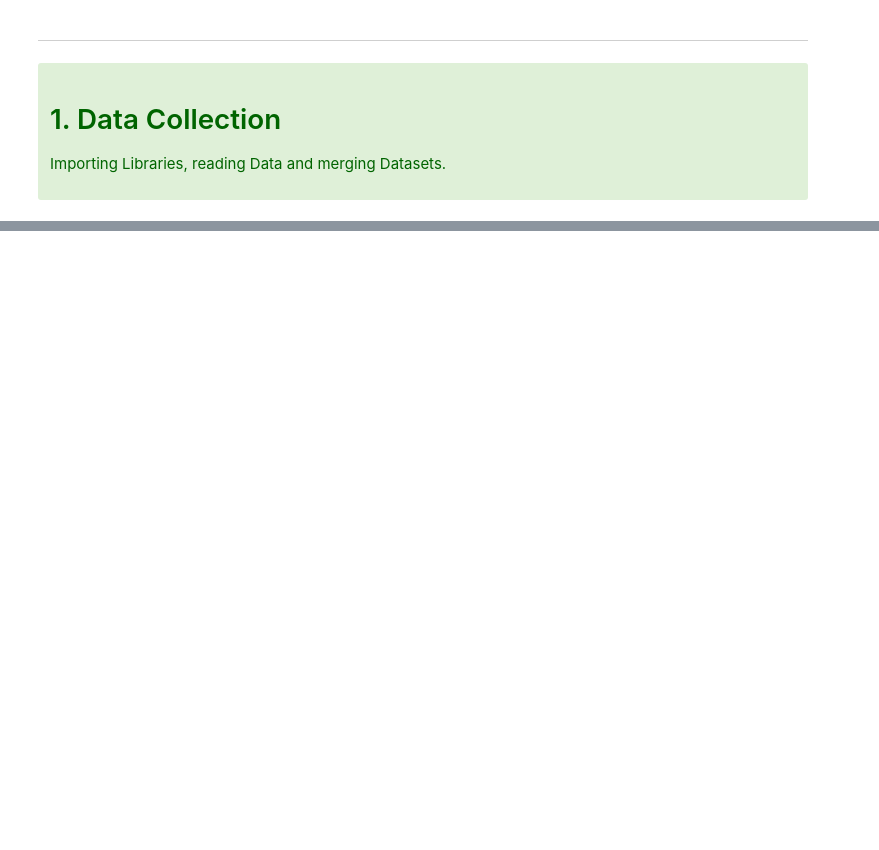
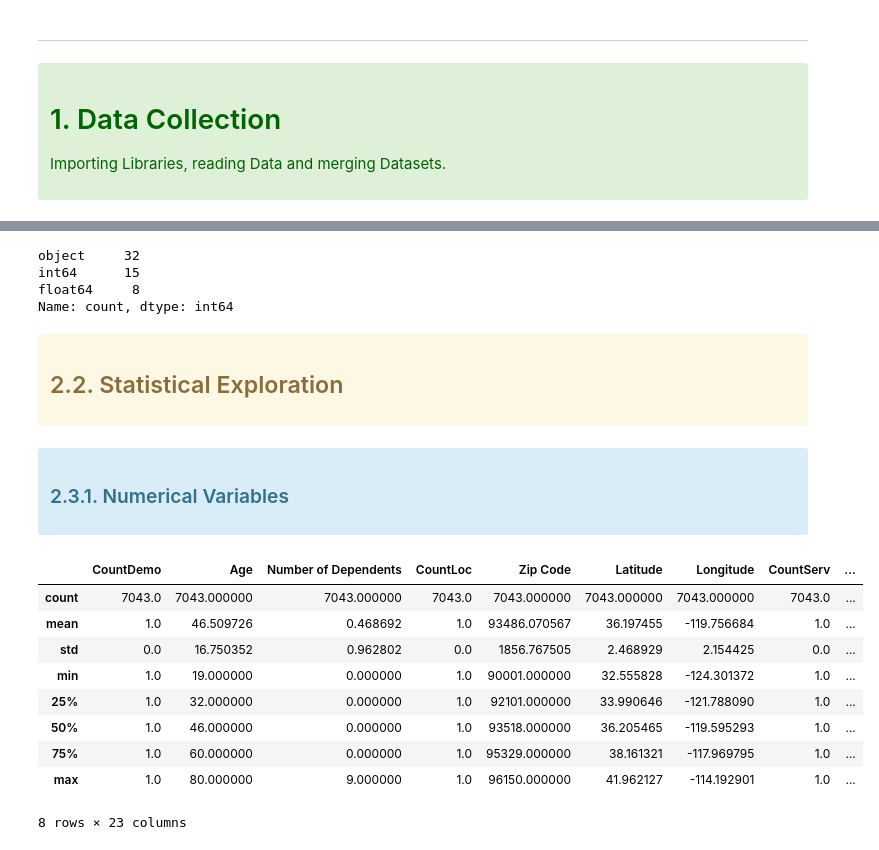
Before and after one commit to sarasustelosantos/bootcamp_group, a Jupyter notebook: Data_Exploration.ipynb, the cells around one changed output, grey strips where cells are left out. Drawn from its saved outputs; the diff is of its cells as text; code cells hidden in the pictures; blank space fills up the shorter version.

```diff
--- a/Data_Exploration.ipynb
+++ b/Data_Exploration.ipynb
@@ -42,0 +57,3 @@ display(status.head(2))
+# %%
+services = services.rename(columns={'Count': 'CountServ'})
+services.head(2)
@@ -42,0 +65,3 @@ display(status.head(2))
+# %%
+status = status.rename(columns={'Count': 'CountSta'})
+status.head(2)
@@ -42,0 +72,4 @@ display(status.head(2))
+# %%
+merged = demographic.merge(location, on='Customer ID')
+merged = merged.merge(services, on='Customer ID')
+merged_df = merged.merge(status, on='Customer ID')
@@ -42,0 +83,3 @@ display(status.head(2))
+# %%
+merged_df.set_index('Customer ID', inplace = True)
+merged_df.head(2)
@@ -42,0 +163,36 @@ display(status.head(2))
+# %%
+merged_df.dtypes.value_counts()
+# %% [output]
+object     32
+int64      15
+float64     8
+Name: count, dtype: int64
+# %% [markdown]
+<div class="alert alert-block alert-warning">
+
+<a id='stats'></a>
+
+## 2.2. Statistical Exploration
+
+</div>
+# %% [markdown]
+<div class="alert alert-block alert-info">
+
+<a id='stats_num'></a>
+
+### 2.3.1. Numerical Variables
+
+</div>
+# %%
+merged_df.describe()
+# %% [output]
+|  | CountDemo | Age | Number of Dependents | CountLoc | Zip Code | Latitude | Longitude | CountServ | ... |
+| count | 7043.0 | 7043.000000 | 7043.000000 | 7043.0 | 7043.000000 | 7043.000000 | 7043.000000 | 7043.0 | ... |
+| mean | 1.0 | 46.509726 | 0.468692 | 1.0 | 93486.070567 | 36.197455 | -119.756684 | 1.0 | ... |
+| std | 0.0 | 16.750352 | 0.962802 | 0.0 | 1856.767505 | 2.468929 | 2.154425 | 0.0 | ... |
+| min | 1.0 | 19.000000 | 0.000000 | 1.0 | 90001.000000 | 32.555828 | -124.301372 | 1.0 | ... |
+| 25% | 1.0 | 32.000000 | 0.000000 | 1.0 | 92101.000000 | 33.990646 | -121.788090 | 1.0 | ... |
+| 50% | 1.0 | 46.000000 | 0.000000 | 1.0 | 93518.000000 | 36.205465 | -119.595293 | 1.0 | ... |
+| 75% | 1.0 | 60.000000 | 0.000000 | 1.0 | 95329.000000 | 38.161321 | -117.969795 | 1.0 | ... |
+| max | 1.0 | 80.000000 | 9.000000 | 1.0 | 96150.000000 | 41.962127 | -114.192901 | 1.0 | ... |
+8 rows × 23 columns
```
Also changed, not shown: parts of 26 cells of this notebook, 1 other file.
